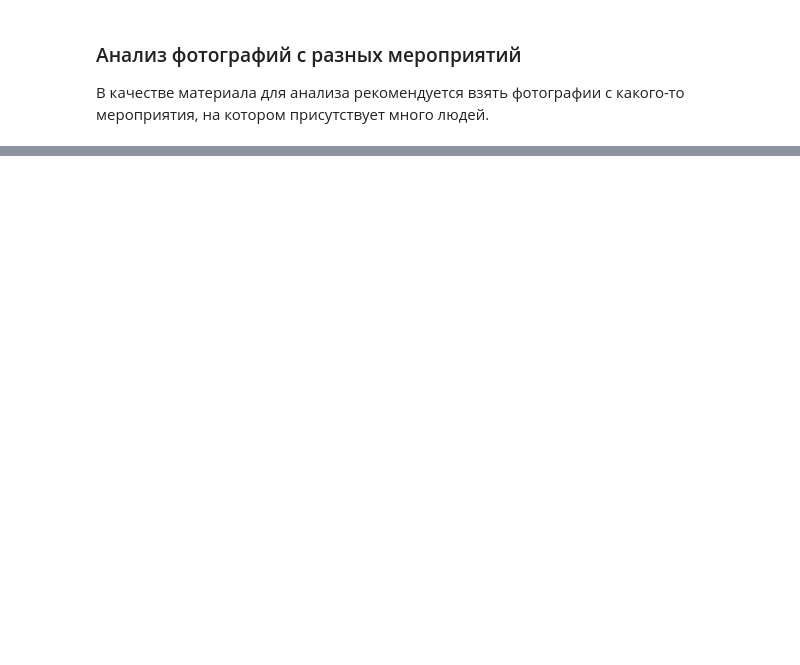
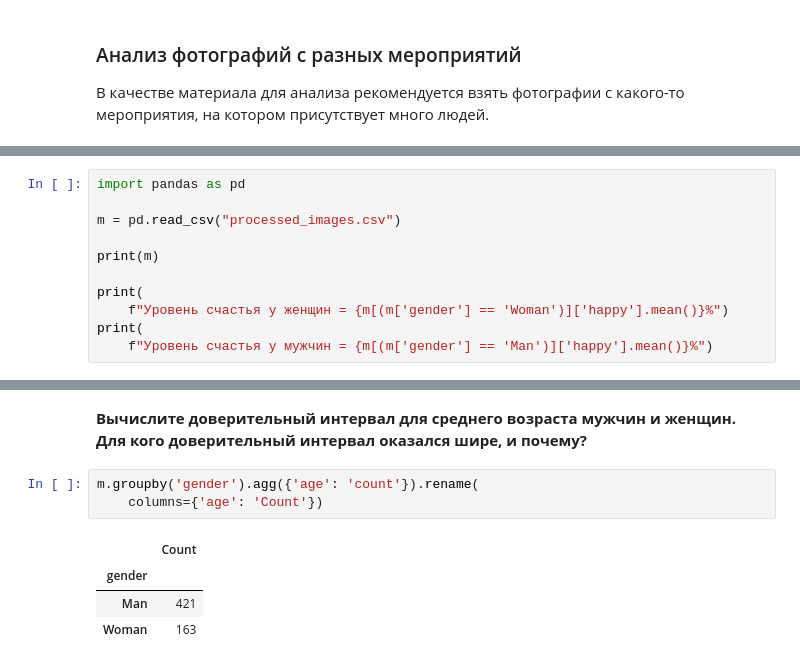
Before and after one commit to 7895123arina/DSwTalap, a Jupyter notebook: Homework_M2_Task_2.ipynb, the cells around one changed output, grey strips where cells are left out. Cells and saved outputs as stored; diff of their text form; blank space fills up the shorter version.

```diff
--- a/Homework_M2_Task_2.ipynb
+++ b/Homework_M2_Task_2.ipynb
@@ -166,0 +163,11 @@ print(
+# %%
+import pandas as pd
+
+m = pd.read_csv("processed_images.csv")
+
+print(m)
+
+print(
+    f"Уровень счастья у женщин = {m[(m['gender'] == 'Woman')]['happy'].mean()}%")
+print(
+    f"Уровень счастья у мужчин = {m[(m['gender'] == 'Man')]['happy'].mean()}%")
@@ -166,0 +205,11 @@ print(
+# %% [markdown]
+**Вычислите доверительный интервал для среднего возраста мужчин и женщин.
+Для кого доверительный интервал оказался шире, и почему?**
+# %%
+m.groupby('gender').agg({'age': 'count'}).rename(
+    columns={'age': 'Count'})
+# %% [output]
+|  | Count |
+| gender |  |
+| Man | 421 |
+| Woman | 163 |
```
Also changed, not shown: parts of 14 cells of this notebook.
